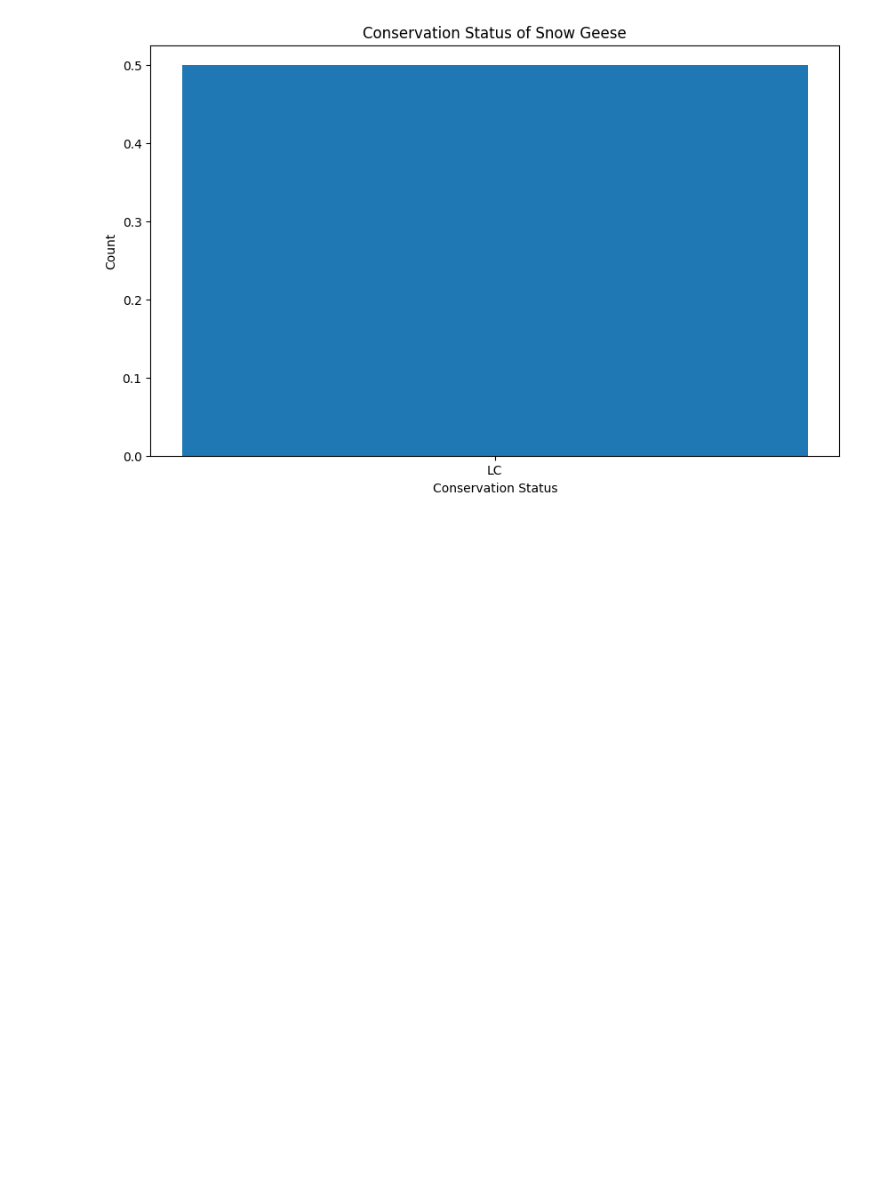
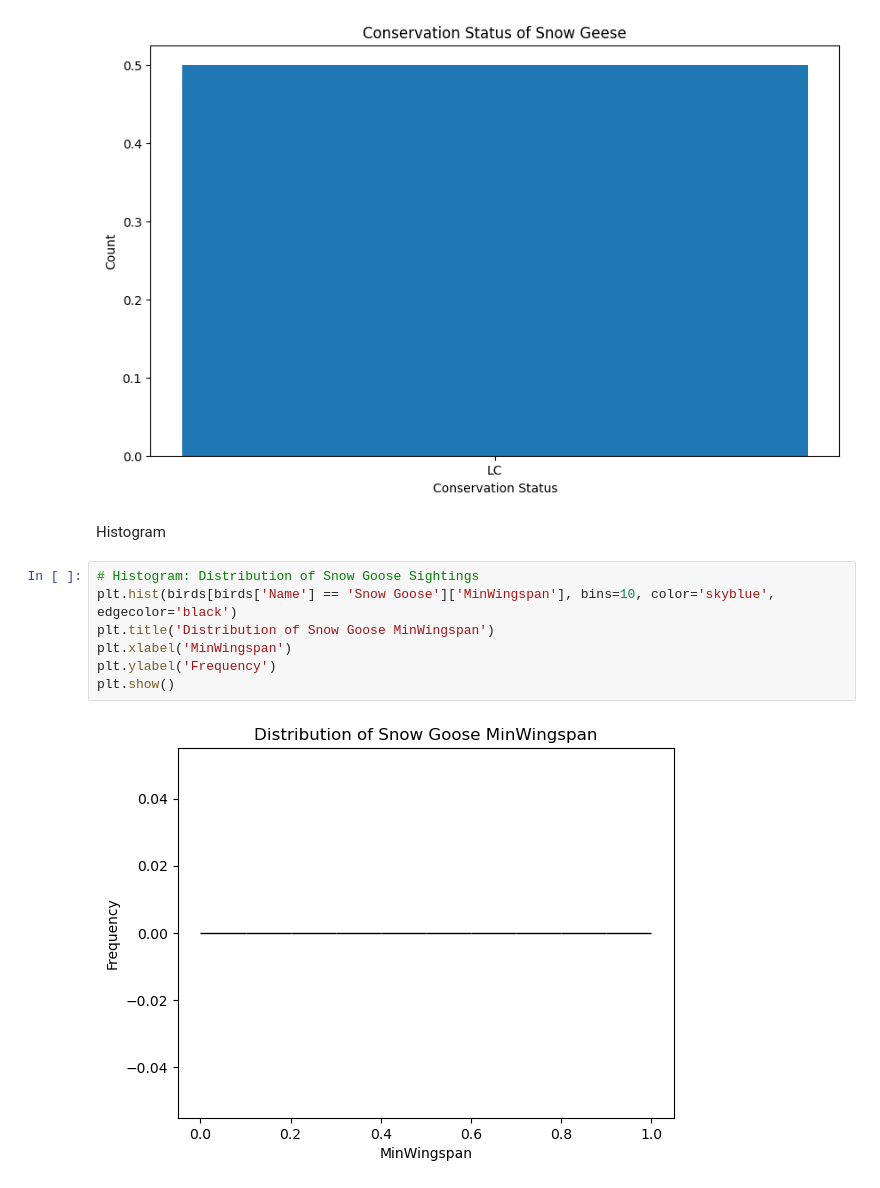
Before and after one commit to shamsuddeen-salihu/Data-Science-Assignments, a Jupyter notebook: visualization_assignment/visualization_exercise.ipynb, the cells around one changed output. Drawn from its saved outputs; the diff is of its cells as text; blank space fills up the shorter version.

Commit message:
visualization

```diff
--- a/visualization_assignment/visualization_exercise.ipynb
+++ b/visualization_assignment/visualization_exercise.ipynb
@@ -83,3 +83,14 @@ plt.title('Conservation Status of Snow Geese')
 plt.show()
 # %% [output]
 [figure]
+# %% [markdown]
+Histogram
+# %%
+# Histogram: Distribution of Snow Goose Sightings
+plt.hist(birds[birds['Name'] == 'Snow Goose']['MinWingspan'], bins=10, color='skyblue', edgecolor='black')
+plt.title('Distribution of Snow Goose MinWingspan')
+plt.xlabel('MinWingspan')
+plt.ylabel('Frequency')
+plt.show()
+# %% [output]
+[figure, added]
```
